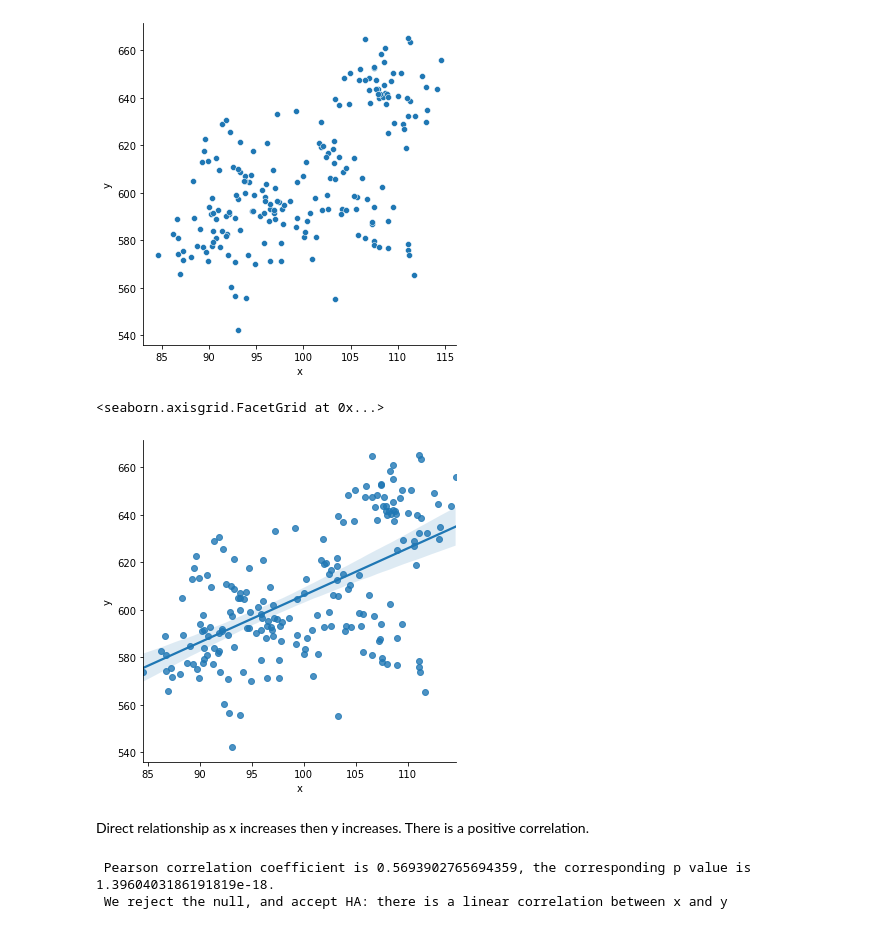
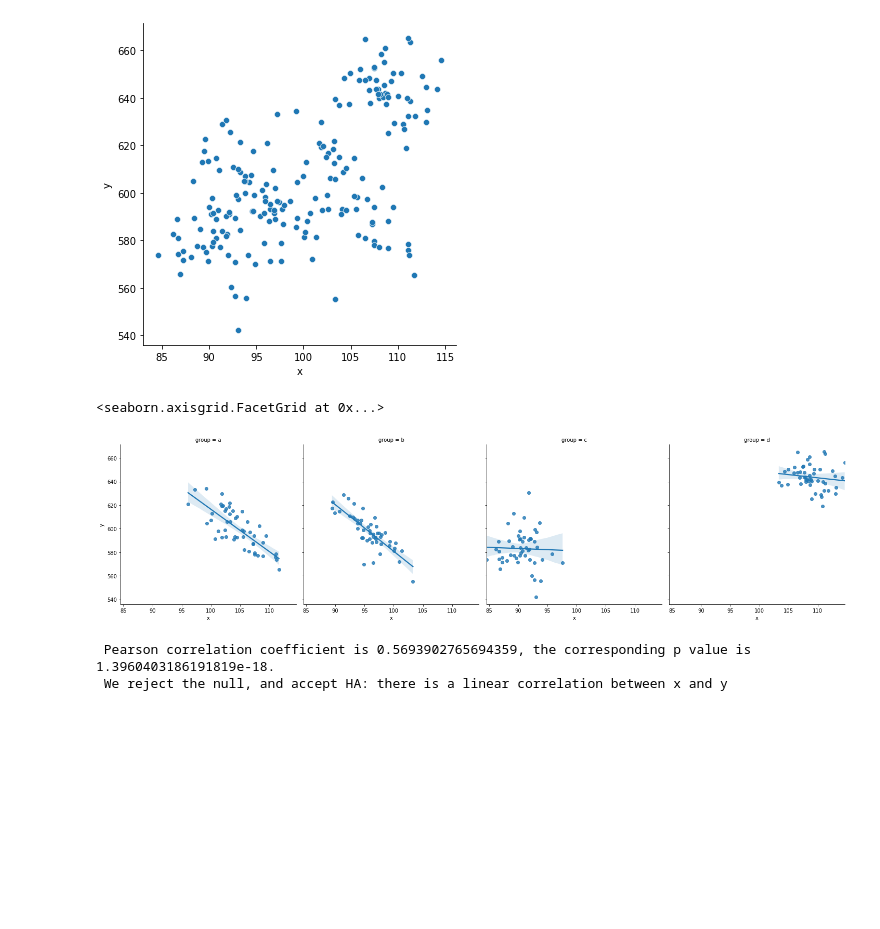
Before and after one commit to RobLMurphy92/advanced-topics, a Jupyter notebook: exercise.ipynb, the cells around one changed output. Saved outputs shown, nothing was run; the diff lists cells and outputs as text; code cells hidden in the pictures; blank space fills up the shorter version.

```diff
--- a/exercise.ipynb
+++ b/exercise.ipynb
@@ -153,12 +153,10 @@ sns.relplot(x = 'x', y = 'y', data = df2)
 <seaborn.axisgrid.FacetGrid at 0x...>
 [figure]
 # %%
-sns.lmplot(x = 'x', y = 'y', data = df2)
+sns.lmplot(x = 'x', y = 'y', data = df2,col = 'group')
 # %% [output]
 <seaborn.axisgrid.FacetGrid at 0x...>
-[figure, old version]
+[figure, new version]
-# %% [markdown]
-Direct relationship as x increases then y increases. There is a positive correlation.
 # %%
 #Pearson Correlation
 
```
Also changed, not shown: parts of 2 cells of this notebook.
